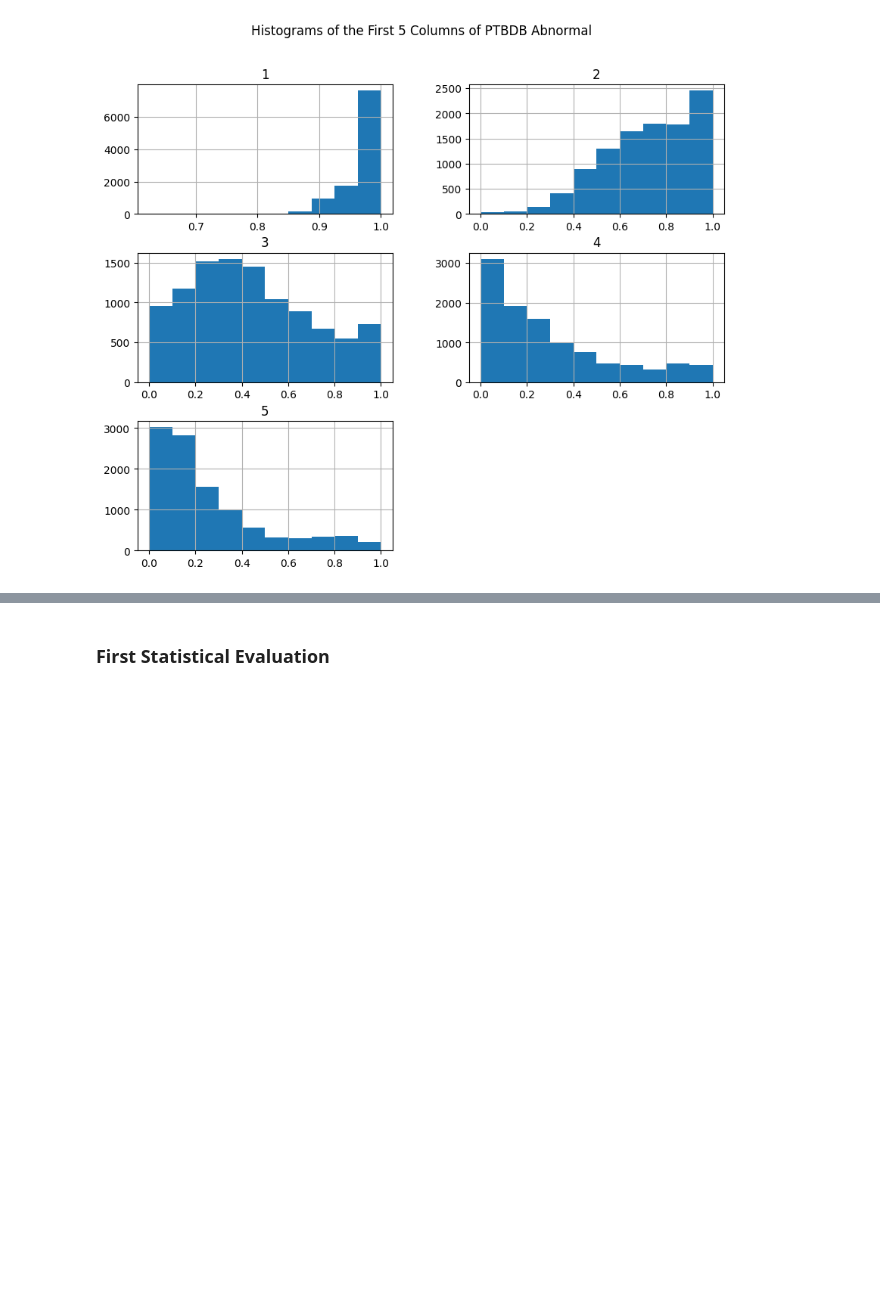
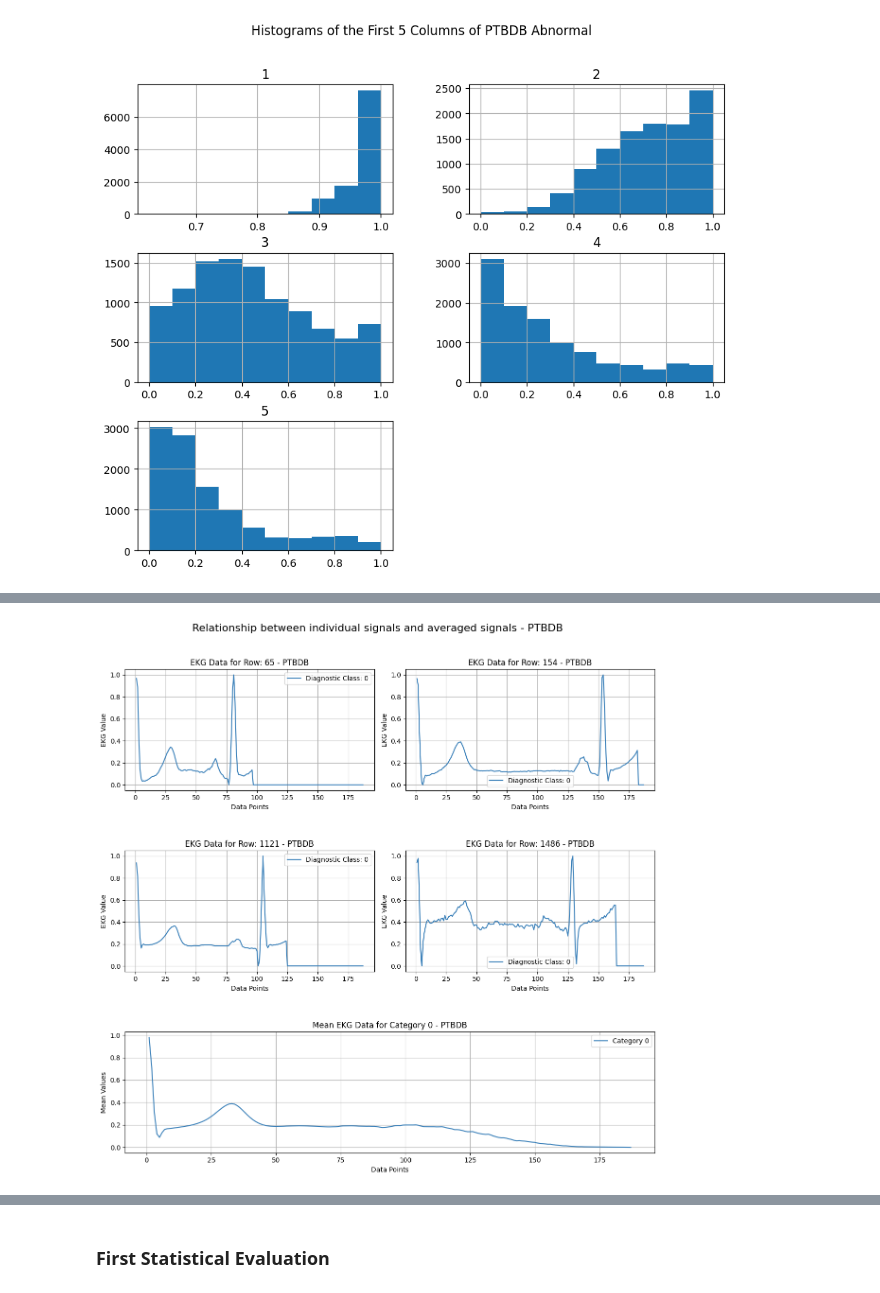
Before and after one commit to tubetraveller/heartbeat_dst, a Jupyter notebook: ptbdb_exploration_notebook.ipynb, the cells around one changed output, grey strips where cells are left out. Cells and saved outputs as stored; diff of their text form; code cells hidden in the pictures; blank space fills up the shorter version.

```diff
--- a/ptbdb_exploration_notebook.ipynb
+++ b/ptbdb_exploration_notebook.ipynb
@@ -147,0 +158,67 @@ plt.show()
+# %%
+colors = ['#377eb8', '#ff7f00', '#4daf4a', '#f781bf', '#a65628']
+
+# Create subplots
+fig, axs = plt.subplots(3, 2, figsize=(12, 12))
+
+# Plot 1: Example individual signal
+axs[0, 0].plot(range(1, 188), ptbdb_comb_df.iloc[65, :187],
+               label=f'Diagnostic Class: {ptbdb_comb_df.iloc[65, 187]}', color=colors[0])
+axs[0, 0].set_xlabel('Data Points')
+axs[0, 0].set_ylabel('EKG Value')
+axs[0, 0].set_title('EKG Data for Row: 65 - PTBDB')
+axs[0, 0].legend()
+axs[0, 0].grid(True)
+
+# Plot 2: Example individual signal
+axs[0, 1].plot(range(1, 188), ptbdb_comb_df.iloc[154, :187],
+               label=f'Diagnostic Class: {ptbdb_comb_df.iloc[154, 187]}', color=colors[0])
+axs[0, 1].set_xlabel('Data Points')
+axs[0, 1].set_ylabel('EKG Value')
+axs[0, 1].set_title('EKG Data for Row: 154 - PTBDB')
+axs[0, 1].legend()
+axs[0, 1].grid(True)
+
+# Plot 3: Example individual signal
+axs[1, 0].plot(range(1, 188), ptbdb_comb_df.iloc[1119, :187],
+               label=f'Diagnostic Class: {ptbdb_comb_df.iloc[1121, 187]}', color=colors[0])
+axs[1, 0].set_xlabel('Data Points')
+axs[1, 0].set_ylabel('EKG Value')
+axs[1, 0].set_title('EKG Data for Row: 1121 - PTBDB')
+axs[1, 0].legend()
+axs[1, 0].grid(True)
+
+# Plot 4: Example individual signal
+axs[1, 1].plot(range(1, 188), ptbdb_comb_df.iloc[1486, :187],
+               label=f'Diagnostic Class: {ptbdb_comb_df.iloc[1486, 187]}', color=colors[0])
+axs[1, 1].set_xlabel('Data Points')
+axs[1, 1].set_ylabel('EKG Value')
+axs[1, 1].set_title('EKG Data for Row: 1486 - PTBDB')
+axs[1, 1].legend()
+axs[1, 1].grid(True)
+
+# Displaying the Mean by category in a larger subplot spanning the entire bottom row
+for ax in axs[2, :]:
+    ax.remove()  # Remove the empty subplots at the bottom row
+
+ax_mean = fig.add_subplot(3, 1, 3)  # Add a new subplot spanning the entire bottom row
+
+grouped = ptbdb_comb_df.groupby(188)
+means = grouped.mean()
+category_0_mean = means.loc[0]
+ax_mean.plot(range(1, 188), category_0_mean, label='Category 0', color=colors[0])
+ax_mean.set_xlabel('Data Points')
+ax_mean.set_ylabel('Mean Values')
+ax_mean.set_title('Mean EKG Data for Category 0 - PTBDB')
+ax_mean.legend()
+ax_mean.grid(True)
+
+# Add main title
+fig.suptitle('Relationship between individual signals and averaged signals - PTBDB', fontsize=16)
+
+plt.tight_layout(rect=[0, 0, 1, 0.96])  # Adjust layout to make space for the main title
+plt.subplots_adjust(hspace=0.5)  # Increase the space between subplots if needed
+plt.savefig('PTBDB_signal_korrelation_normal.png')
+plt.show()
+# %% [output]
+[figure, added]
```
Also changed, not shown: parts of 12 cells of this notebook, 4 other files.
